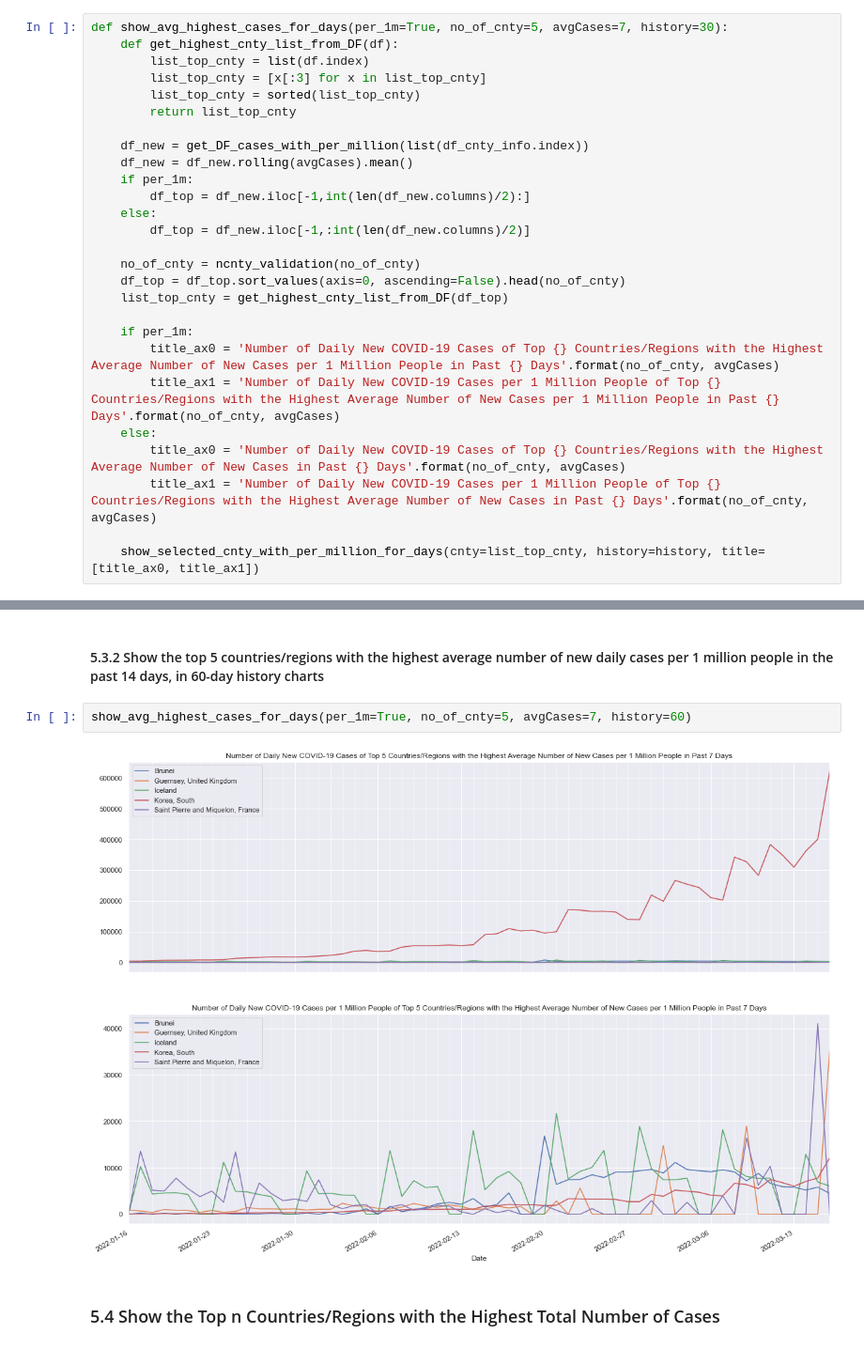
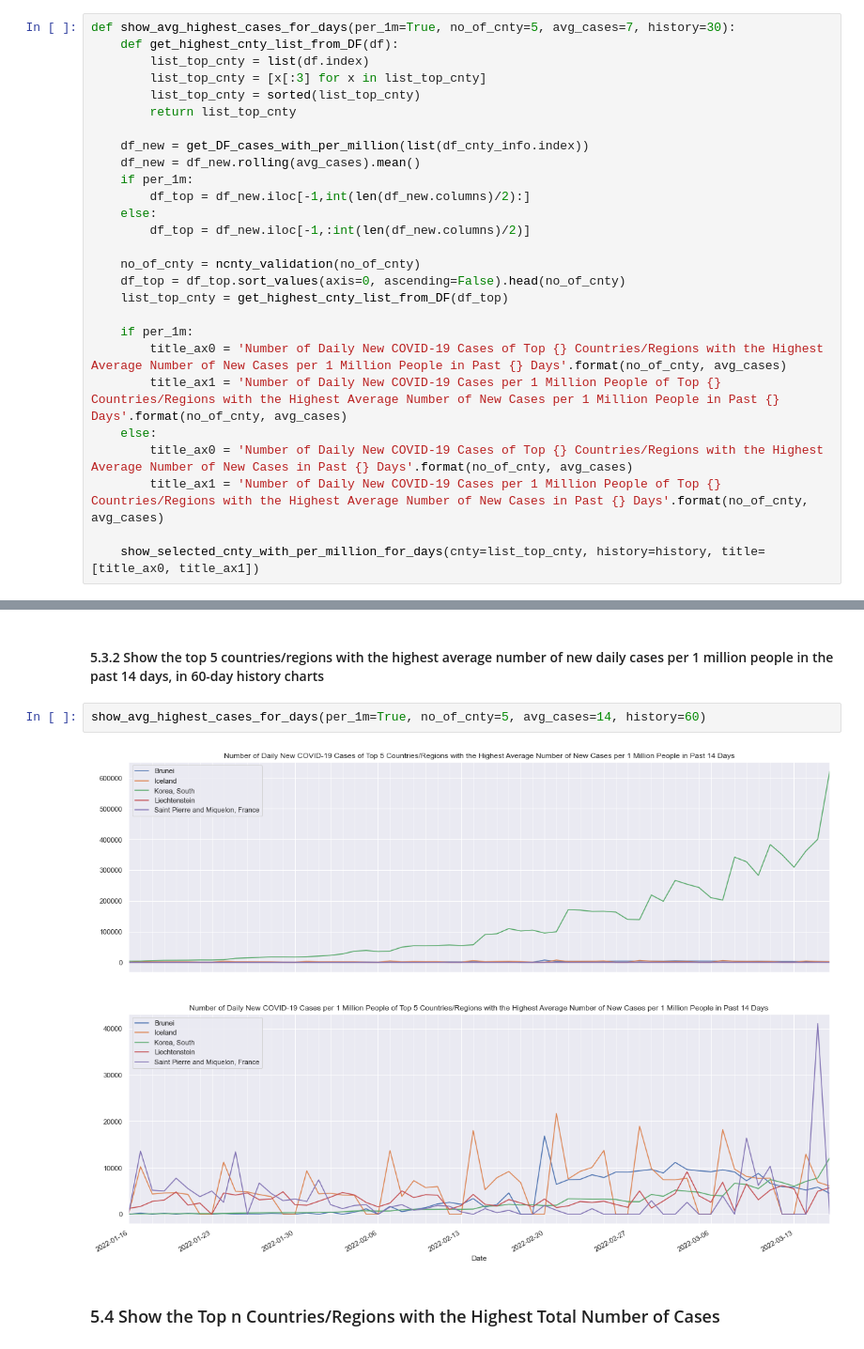
Before and after one commit to horacehoyin/COVID-19-Visualization, a Jupyter notebook: visualization_explained.ipynb, the cells around one changed output, grey strips where cells are left out. Shown at 94% size. Saved outputs shown, nothing was run; the diff lists cells and outputs as text.

````diff
--- a/visualization_explained.ipynb
+++ b/visualization_explained.ipynb
@@ -220,6 +220,6 @@ def show_selected_cnty_with_per_million_for_days(cnty, history=30, title=False):
 -   ```history``` is an ```int``` of the number of days that the chart shows, default is ```30```.
 # %%
-def show_avg_highest_cases_for_days(per_1m=True, no_of_cnty=5, avgCases=7, history=30):
+def show_avg_highest_cases_for_days(per_1m=True, no_of_cnty=5, avg_cases=7, history=30):
     def get_highest_cnty_list_from_DF(df):
         list_top_cnty = list(df.index)
         list_top_cnty = [x[:3] for x in list_top_cnty]
@@ -227,7 +227,7 @@ def show_avg_highest_cases_for_days(per_1m=True, no_of_cnty=5, avgCases=7, histo
         return list_top_cnty
 
     df_new = get_DF_cases_with_per_million(list(df_cnty_info.index))
-    df_new = df_new.rolling(avgCases).mean()
+    df_new = df_new.rolling(avg_cases).mean()
     if per_1m:
         df_top = df_new.iloc[-1,int(len(df_new.columns)/2):]
     else:
@@ -238,11 +238,11 @@ def show_avg_highest_cases_for_days(per_1m=True, no_of_cnty=5, avgCases=7, histo
     list_top_cnty = get_highest_cnty_list_from_DF(df_top)
 
     if per_1m:
-        title_ax0 = 'Number of Daily New COVID-19 Cases of Top {} Countries/Regions with the Highest Average Number of New Cases per 1 Million People in Past {} Days'.format(no_of_cnty, avgCases)
-        title_ax1 = 'Number of Daily New COVID-19 Cases per 1 Million People of Top {} Countries/Regions with the Highest Average Number of New Cases per 1 Million People in Past {} Days'.format(no_of_cnty, avgCases)
+        title_ax0 = 'Number of Daily New COVID-19 Cases of Top {} Countries/Regions with the Highest Average Number of New Cases per 1 Million People in Past {} Days'.format(no_of_cnty, avg_cases)
+        title_ax1 = 'Number of Daily New COVID-19 Cases per 1 Million People of Top {} Countries/Regions with the Highest Average Number of New Cases per 1 Million People in Past {} Days'.format(no_of_cnty, avg_cases)
     else:
-        title_ax0 = 'Number of Daily New COVID-19 Cases of Top {} Countries/Regions with the Highest Average Number of New Cases in Past {} Days'.format(no_of_cnty, avgCases)
-        title_ax1 = 'Number of Daily New COVID-19 Cases per 1 Million People of Top {} Countries/Regions with the Highest Average Number of New Cases in Past {} Days'.format(no_of_cnty, avgCases)
+        title_ax0 = 'Number of Daily New COVID-19 Cases of Top {} Countries/Regions with the Highest Average Number of New Cases in Past {} Days'.format(no_of_cnty, avg_cases)
+        title_ax1 = 'Number of Daily New COVID-19 Cases per 1 Million People of Top {} Countries/Regions with the Highest Average Number of New Cases in Past {} Days'.format(no_of_cnty, avg_cases)
 
     show_selected_cnty_with_per_million_for_days(cnty=list_top_cnty, history=history, title=[title_ax0, title_ax1])
 # %% [markdown]
@@ -414,9 +414,9 @@ show_avg_highest_cases_for_days(per_1m=False, no_of_cnty=5, avgCases=14, history
 # %% [markdown]
 #### 5.3.2 Show the top 5 countries/regions with the highest average number of new daily cases per 1 million people in the past 14 days, in 60-day history charts
 # %%
-show_avg_highest_cases_for_days(per_1m=True, no_of_cnty=5, avgCases=7, history=60)
+show_avg_highest_cases_for_days(per_1m=True, no_of_cnty=5, avg_cases=14, history=60)
 # %% [output]
-[figure, old version]
+[figure, new version]
 # %% [markdown]
 ### 5.4 Show the Top n Countries/Regions with the Highest Total Number of Cases
 # %% [markdown]
````
Also changed, not shown: parts of 5 cells of this notebook, 1 other file.
